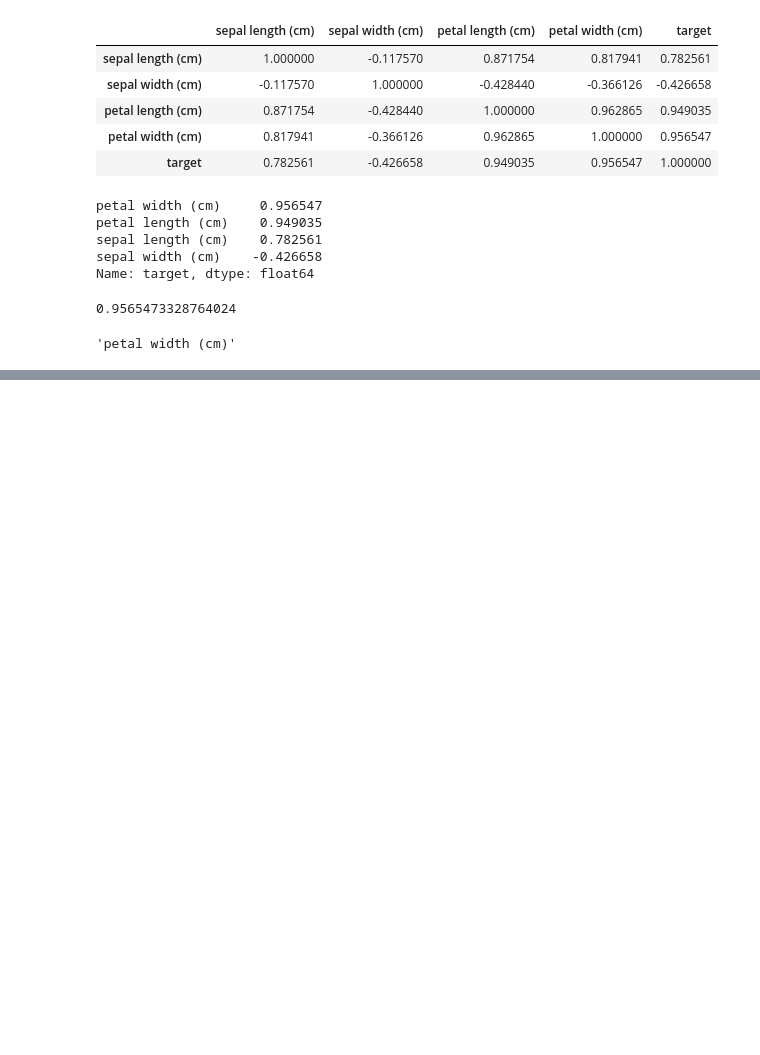
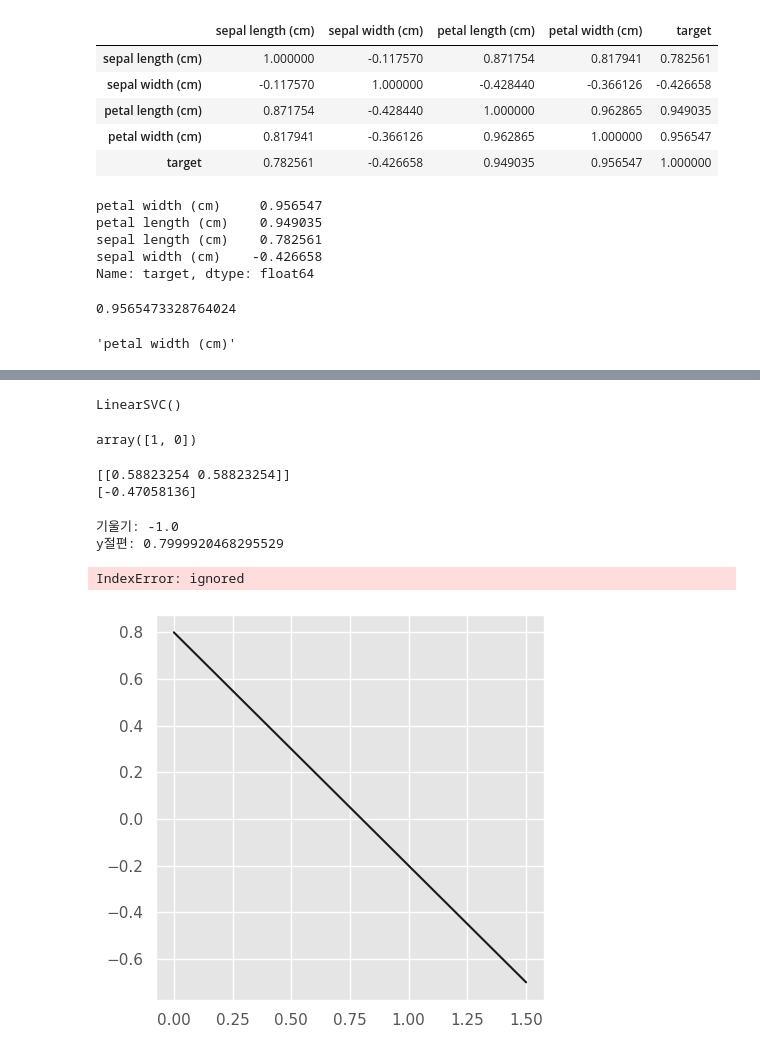
Before and after one commit to gymnopedy01/ictis-2023-ai, a Jupyter notebook: 다운로드/배포_ML_전처리.ipynb, the cells around one changed output, grey strips where cells are left out. Saved outputs shown, nothing was run; the diff lists cells and outputs as text; code cells hidden in the pictures; blank space fills up the shorter version.

```diff
--- a/다운로드/배포_ML_전처리.ipynb
+++ b/다운로드/배포_ML_전처리.ipynb
@@ -419,0 +508,50 @@ df_iris.corr()['target'].sort_values(ascending=False)[1:].index[0]
+# %%
+x = np.array([  [0,0],
+                [1,1] ])
+y = [0,1]
+# %%
+from sklearn.svm import LinearSVC
+model = LinearSVC()
+model.fit(x,y)
+# %% [output]
+LinearSVC()
+# %%
+test_data = np.array([[0.7, 0.6],
+                      [0.3, 0.2]])
+pred = model.predict(test_data)
+pred
+# %% [output]
+array([1, 0])
+# %%
+print(model.coef_)
+print(model.intercept_)
+# %% [output]
+[[0.58823254 0.58823254]]
+[-0.47058136]
+# %%
+c = model.coef_[0]
+i = model.intercept_[0]
+w = -c[0] / c[1]
+b = -i / c[1]
+print('기울기:', w, '\ny절편:', b)
+# %% [output]
+기울기: -1.0
+y절편: 0.7999920468295529
+# %%
+xx = np.linspace(0, 1.5, 50)
+yy = w * xx + b
+
+plt.figure(figsize=(5,5))
+plt.style.use("ggplot")
+plt.plot(xx, yy, 'k-', label = 'Hyperplane')
+plt.scatter(x[:,0], x[:,1],
+            color=setcolor(pd.Series(y))
+            )
+plt.scatter(test_data[:,0], test_data[:, 1], color=setcolor(pd.Series(pred)))
+
+plt.legend()
+plt.axis[-0.1,1.1-0.1, 1.1]
+plt.show()
+# %% [output]
+IndexError: ignored
+[figure, added]
```
Also changed, not shown: parts of 14 cells of this notebook.
